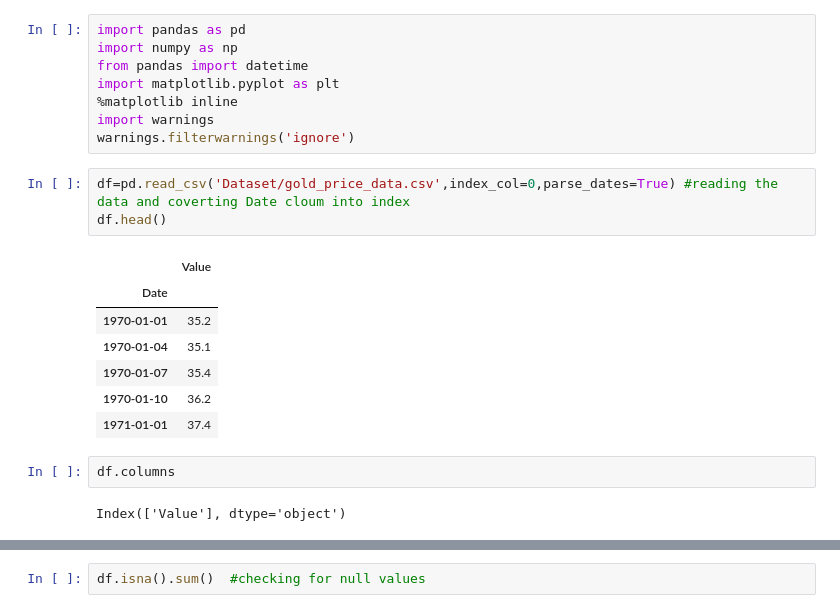
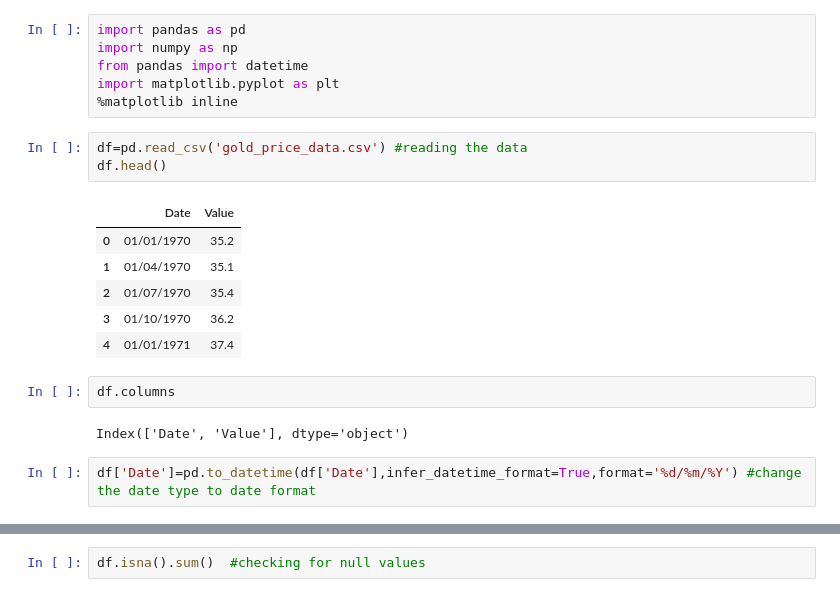
Before and after one commit to sabesan1998/ML_Assignment2_IT19129822_IT19058788_IT19056630, a Jupyter notebook: TimeSeries.ipynb, the cells around one changed output, grey strips where cells are left out. Drawn from its saved outputs; the diff is of its cells as text.

```diff
--- a/TimeSeries.ipynb
+++ b/TimeSeries.ipynb
@@ -4,20 +4,19 @@ import numpy as np
 from pandas import datetime
 import matplotlib.pyplot as plt
 %matplotlib inline
-import warnings
-warnings.filterwarnings('ignore')
 # %%
-df=pd.read_csv('Dataset/gold_price_data.csv',index_col=0,parse_dates=True) #reading the data and coverting Date cloum into index
+df=pd.read_csv('gold_price_data.csv') #reading the data
 df.head()
 # %% [output]
-|  | Value |
-| Date |  |
-| 1970-01-01 | 35.2 |
-| 1970-01-04 | 35.1 |
-| 1970-01-07 | 35.4 |
-| 1970-01-10 | 36.2 |
-| 1971-01-01 | 37.4 |
+|  | Date | Value |
+| 0 | 01/01/1970 | 35.2 |
+| 1 | 01/04/1970 | 35.1 |
+| 2 | 01/07/1970 | 35.4 |
+| 3 | 01/10/1970 | 36.2 |
+| 4 | 01/01/1971 | 37.4 |
 # %%
 df.columns
 # %% [output]
-Index(['Value'], dtype='object')
+Index(['Date', 'Value'], dtype='object')
+# %%
+df['Date']=pd.to_datetime(df['Date'],infer_datetime_format=True,format='%d/%m/%Y') #change the date type to date format
```
Also changed, not shown: parts of 30 cells of this notebook.
